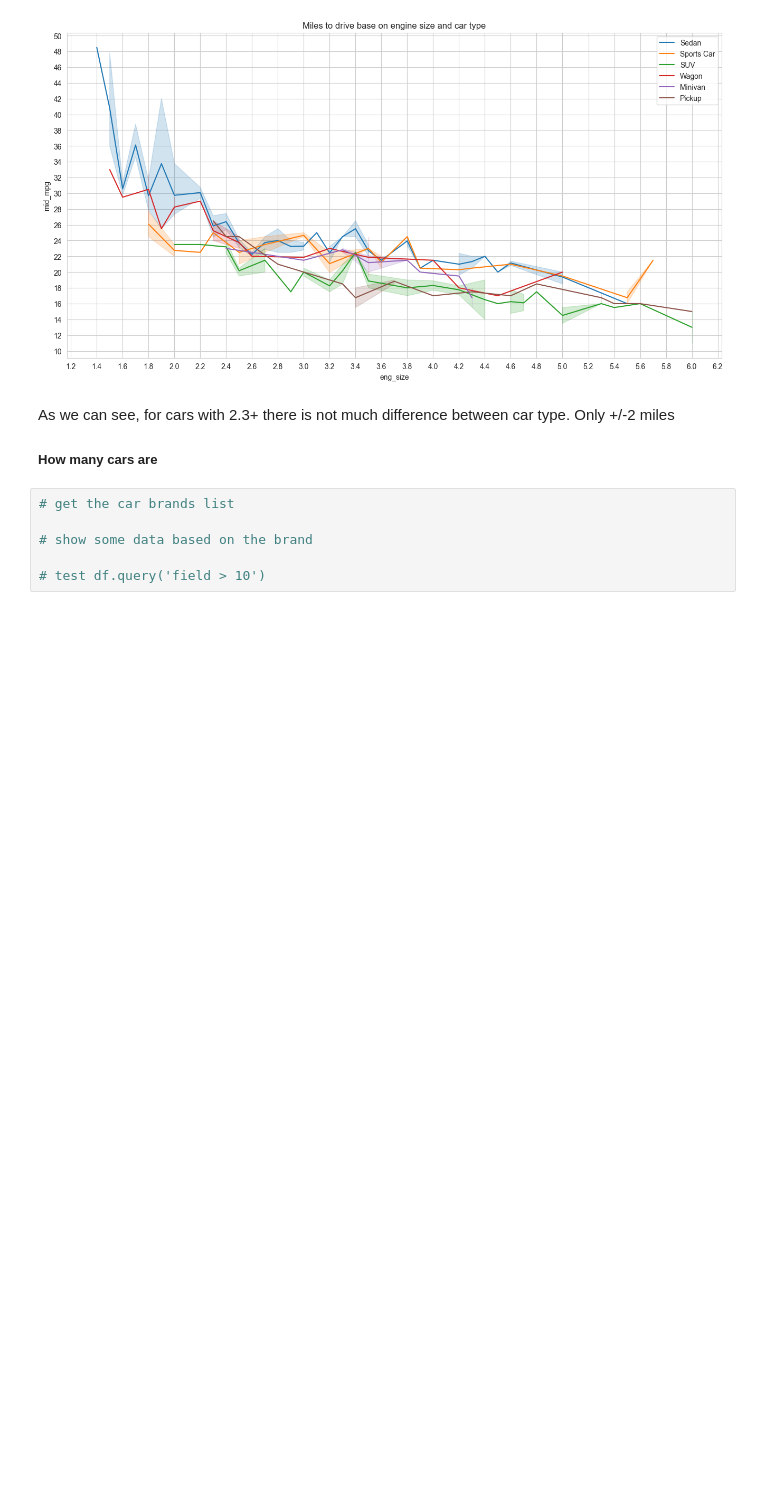
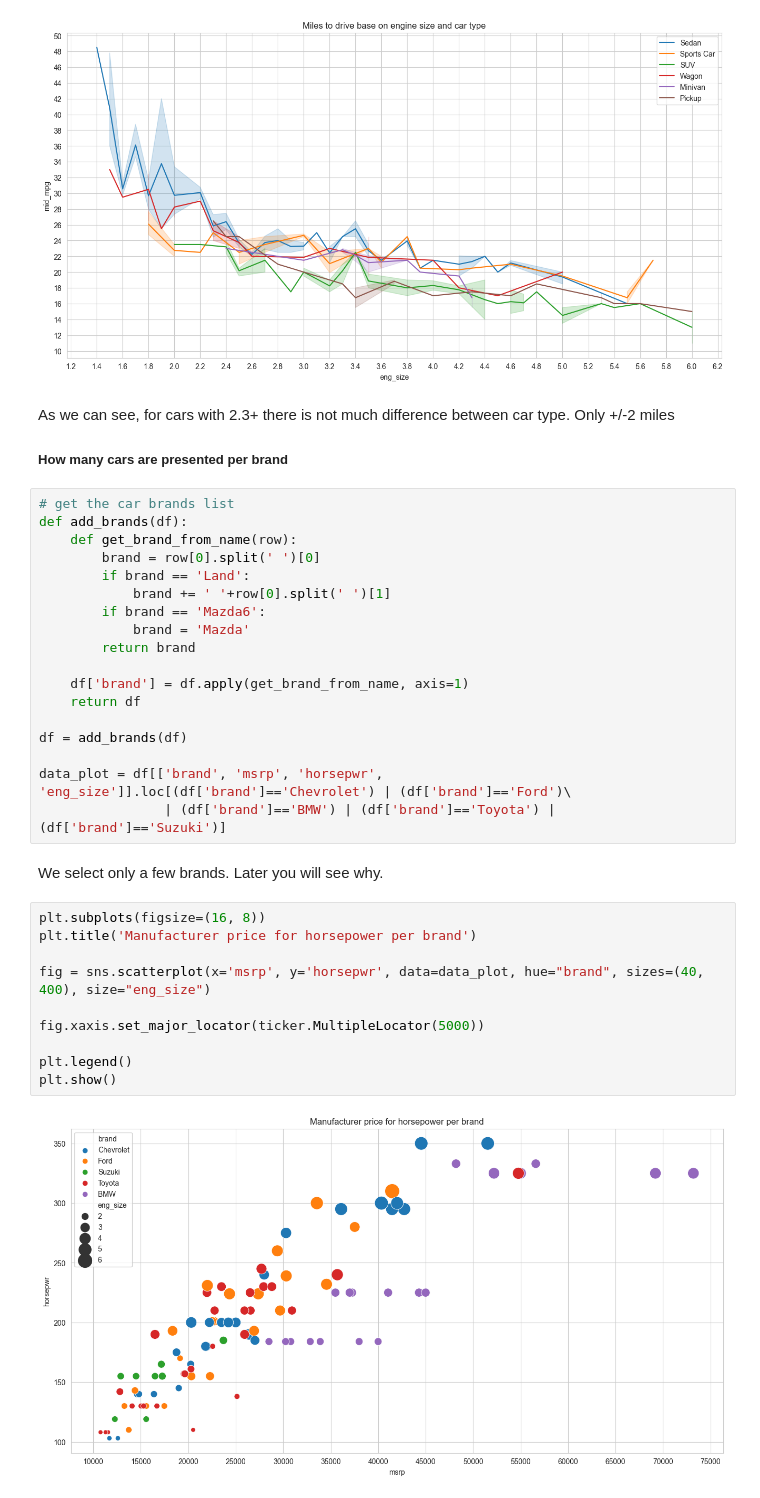
Before and after one commit to Valerii-Poliakov/cars_eda, a Jupyter notebook: cars_eda.ipynb, the cells around one changed output. Drawn from its saved outputs; the diff is of its cells as text; blank space fills up the shorter version.

```diff
--- a/cars_eda.ipynb
+++ b/cars_eda.ipynb
@@ -206,13 +208,39 @@ plt.legend()
 plt.show()
 # %% [output]
 [figure]
-# %% [markdown]
-As we can see, for cars with 2.3+ there is not much difference between car type. Only +/-2 miles
-
-##### How many cars are
+# %% [markdown]
+As we can see, for cars with 2.3+ there is not much difference between car type. Only +/-2 miles
+
+##### How many cars are presented per brand
 # %%
 # get the car brands list
+def add_brands(df):
+    def get_brand_from_name(row):
+        brand = row[0].split(' ')[0]
+        if brand == 'Land':
+            brand += ' '+row[0].split(' ')[1]
+        if brand == 'Mazda6':
+            brand = 'Mazda'
+        return brand
 
-# show some data based on the brand
+    df['brand'] = df.apply(get_brand_from_name, axis=1)
+    return df
 
-# test df.query('field > 10')
+df = add_brands(df)
+
+data_plot = df[['brand', 'msrp', 'horsepwr', 'eng_size']].loc[(df['brand']=='Chevrolet') | (df['brand']=='Ford')\
+                | (df['brand']=='BMW') | (df['brand']=='Toyota') | (df['brand']=='Suzuki')]
+# %% [markdown]
+We select only a few brands. Later you will see why.
+# %%
+plt.subplots(figsize=(16, 8))
+plt.title('Manufacturer price for horsepower per brand')
+
+fig = sns.scatterplot(x='msrp', y='horsepwr', data=data_plot, hue="brand", sizes=(40, 400), size="eng_size")
+
+fig.xaxis.set_major_locator(ticker.MultipleLocator(5000))
+
+plt.legend()
+plt.show()
+# %% [output]
+[figure, added]
```
Also changed, not shown: parts of 17 cells of this notebook.
